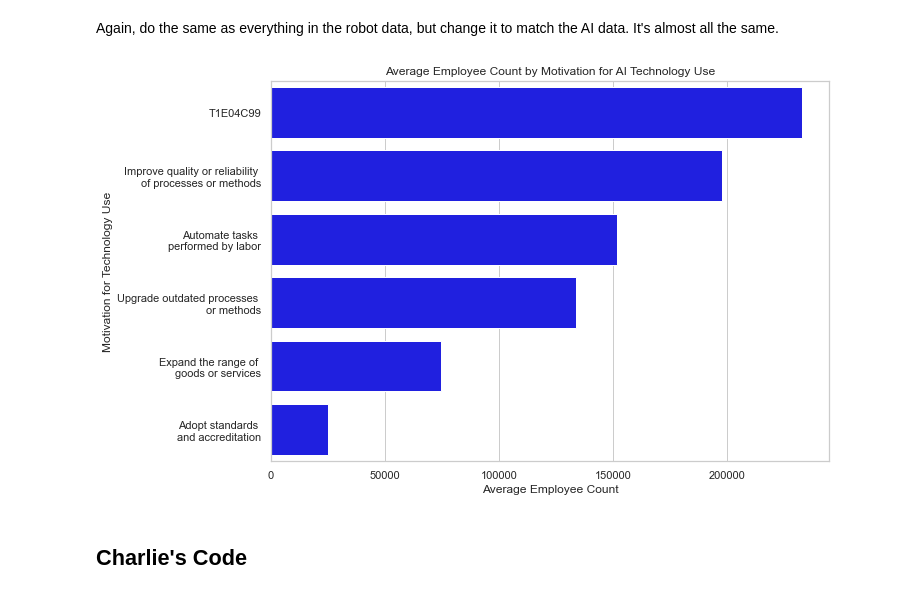
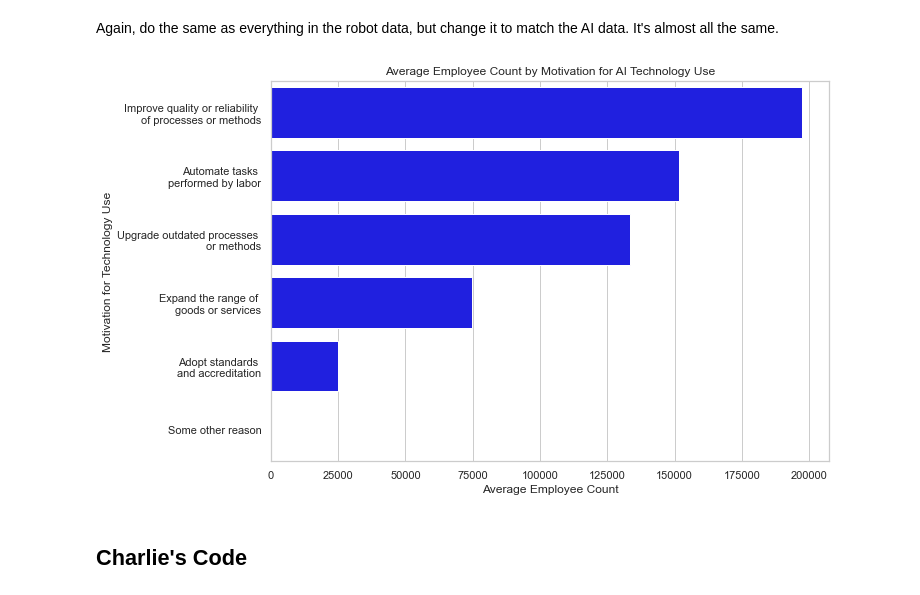
Before and after one commit to OnionYams/M8-Assess, a Jupyter notebook: Census Data Analysis.ipynb, the cells around one changed output. Cells and saved outputs as stored; diff of their text form; code cells hidden in the pictures.

```diff
--- a/Census Data Analysis.ipynb
+++ b/Census Data Analysis.ipynb
@@ -631,22 +629,22 @@ tech_df_motusetech_ai_grouped = tech_df_motusetech_ai_grouped.sort_values(by = '
 # %% [markdown]
 Again, do the same as everything in the robot data, but change it to match the AI data. It's almost all the same.
 # %%
-tech_df_motusetech_ai_reason = tech_df_motusetech_ai_grouped['MOTUSETECH'][0:6]
+tech_df_motusetech_ai_reason = tech_df_motusetech_ai_grouped['MOTUSETECH'][1:7]
 tech_df_motusetech_ai_reason = tech_df_motusetech_ai_reason.replace('T1E04C01', 'Automate tasks \n performed by labor')
 tech_df_motusetech_ai_reason = tech_df_motusetech_ai_reason.replace('T1E04C02', 'Upgrade outdated processes \n or methods')
 tech_df_motusetech_ai_reason = tech_df_motusetech_ai_reason.replace('T1E04C03', 'Improve quality or reliability \n of processes or methods')
 tech_df_motusetech_ai_reason = tech_df_motusetech_ai_reason.replace('T1E04C04', 'Expand the range of \n goods or services')
 tech_df_motusetech_ai_reason = tech_df_motusetech_ai_reason.replace('T1E04C05', 'Adopt standards \n and accreditation')
 tech_df_motusetech_ai_reason = tech_df_motusetech_ai_reason.replace('T1E04C06', 'Some other reason')
 
 tech_df_robot_emp = tech_df_motusetech_ai_grouped['EMP'][0:6]
 tech_df_robot_emp
 
 sns.barplot(x = tech_df_robot_emp, y = tech_df_motusetech_ai_reason, color = 'Blue').set(xlabel = 'Average Employee Count',
 ylabel = 'Motivation for Technology Use',
 title = 'Average Employee Count by Motivation for AI Technology Use');
 # %% [output]
-[figure, old version]
+[figure, new version]
 # %% [markdown]
 ## Charlie's Code
 # %%
```
Also changed, not shown: parts of 5 cells of this notebook.
